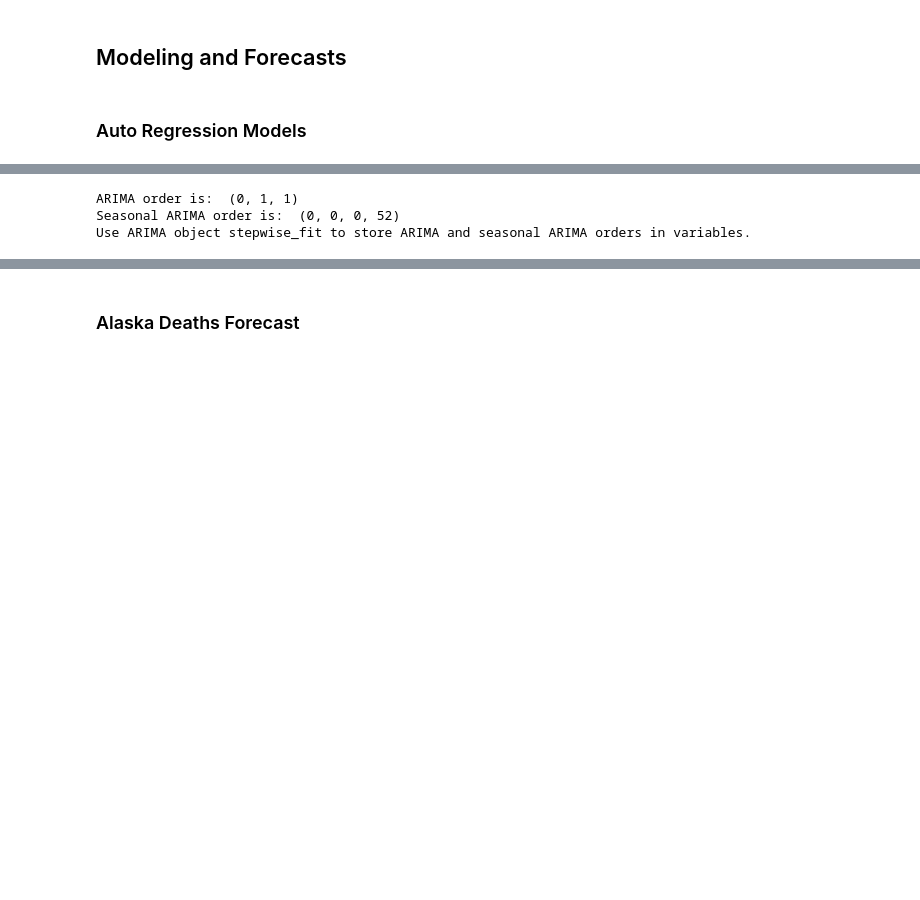
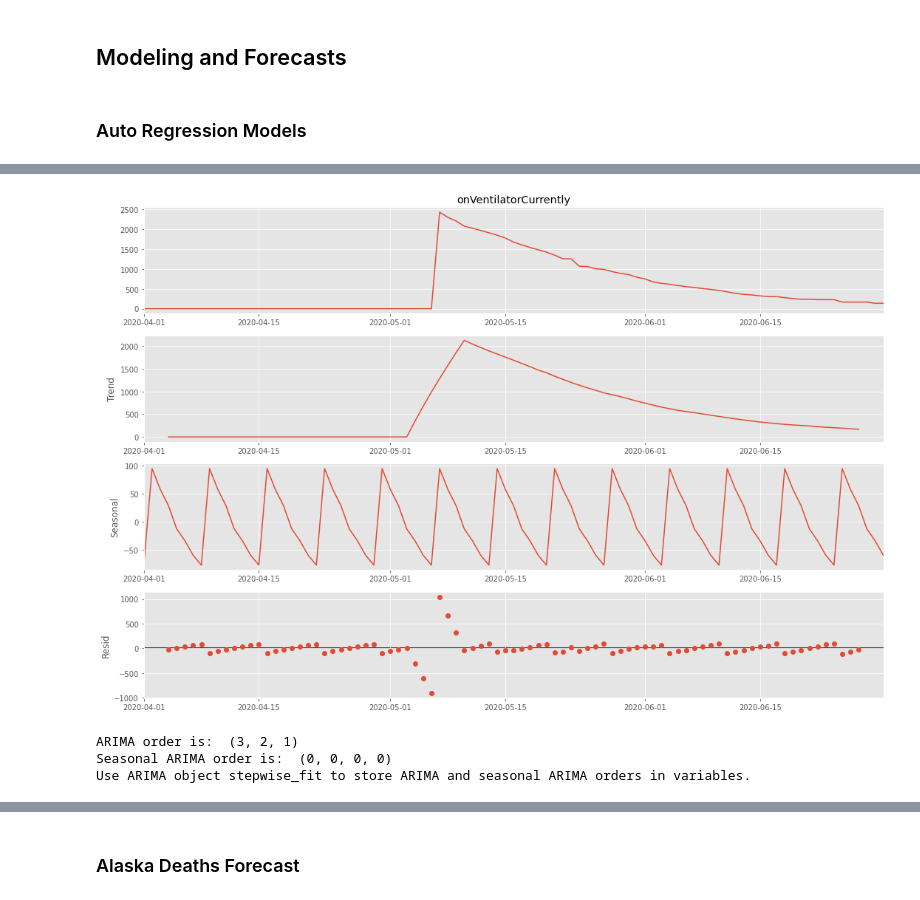
Before and after one commit to JosephDenney/Covid_Analysis, a Jupyter notebook: Covid_Notebook.ipynb, the cells around one changed output, grey strips where cells are left out. Cells and saved outputs as stored; diff of their text form; code cells hidden in the pictures; blank space fills up the shorter version.

```diff
--- a/Covid_Notebook.ipynb
+++ b/Covid_Notebook.ipynb
@@ -246,6 +311,11 @@ Successfully returned indexed dataframe for AK
+# %%
+plt.rcParams['figure.figsize']=(15,10);
+sd(df.loc['04-2020':'06-2020']['onVentilatorCurrently']).plot();
+# %% [output]
+[figure, added]
 # %%
-stepwise_fit, results = return_sarima_model(alaska_df, 'onVentilatorCurrently', days=30)
+stepwise_fit, results = return_sarima_model(df, 'onVentilatorCurrently', days=30, m_periods=1)
 # %% [output]
-ARIMA order is:  (0, 1, 1)
-Seasonal ARIMA order is:  (0, 0, 0, 52)
+ARIMA order is:  (3, 2, 1)
+Seasonal ARIMA order is:  (0, 0, 0, 0)
 Use ARIMA object stepwise_fit to store ARIMA and seasonal ARIMA orders in variables.
```
Also changed, not shown: parts of 26 cells of this notebook, 1 other file.
